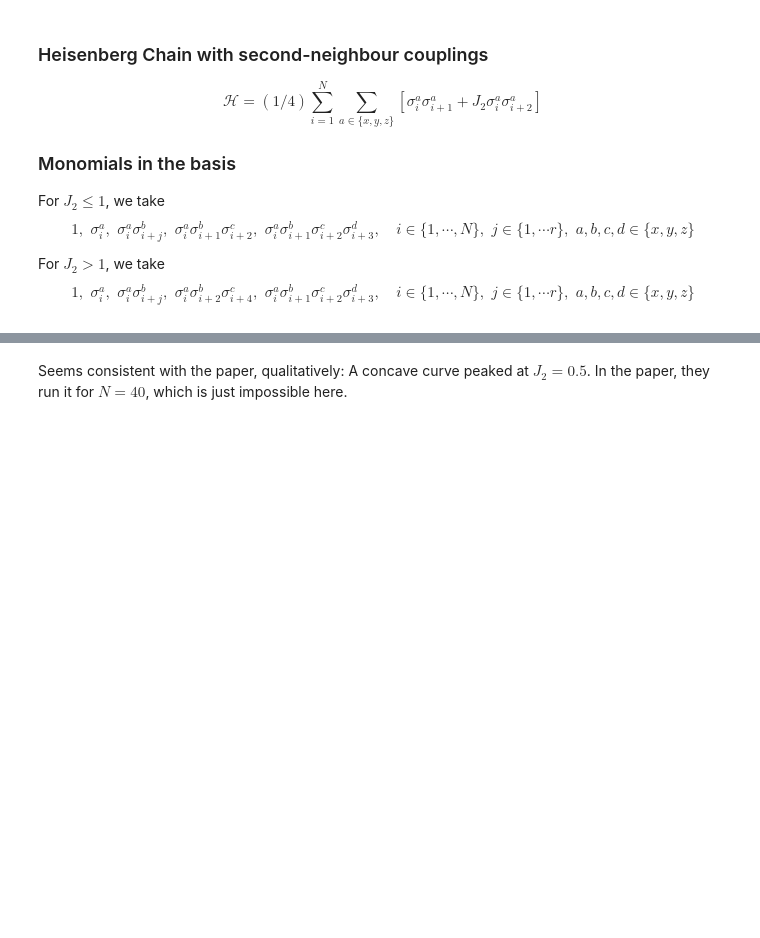
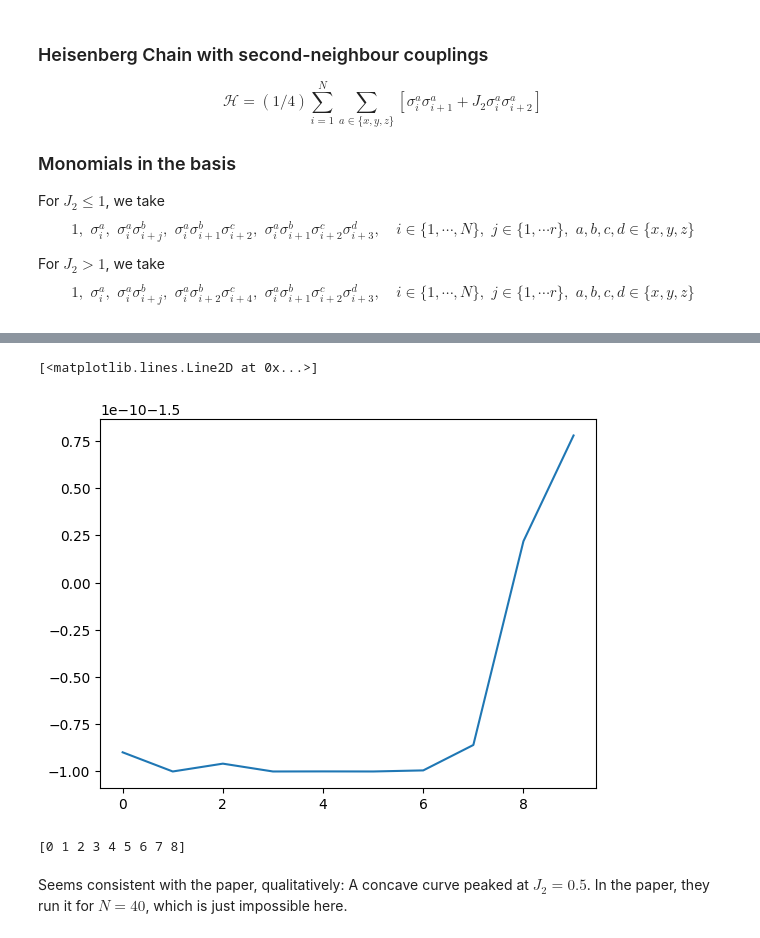
Before and after one commit to Ciscone7/OptimalMomentsNPA, a Jupyter notebook: initial_tests.ipynb, the cells around one changed output, grey strips where cells are left out. Saved outputs shown, nothing was run; the diff lists cells and outputs as text; code cells hidden in the pictures; blank space fills up the shorter version.

```diff
--- a/initial_tests.ipynb
+++ b/initial_tests.ipynb
@@ -382,2 +576,12 @@ J2         Exact E         SDP LB          Gap             Gap/N           Regim
+# %%
+kk_to_plot = np.arange(len(adding_set)+1)
+plt.plot(kk_to_plot,best_values)
+# %% [output]
+[<matplotlib.lines.Line2D at 0x...>]
+[figure, added]
+# %%
+print(kk_to_plot)
+# %% [output]
+[0 1 2 3 4 5 6 7 8]
 # %% [markdown]
 Seems consistent with the paper, qualitatively: A concave curve peaked at $J_2=0.5$. In the paper, they run it for $N=40$, which is just impossible here.
```
Also changed, not shown: parts of 9 cells of this notebook, 17 other files.
